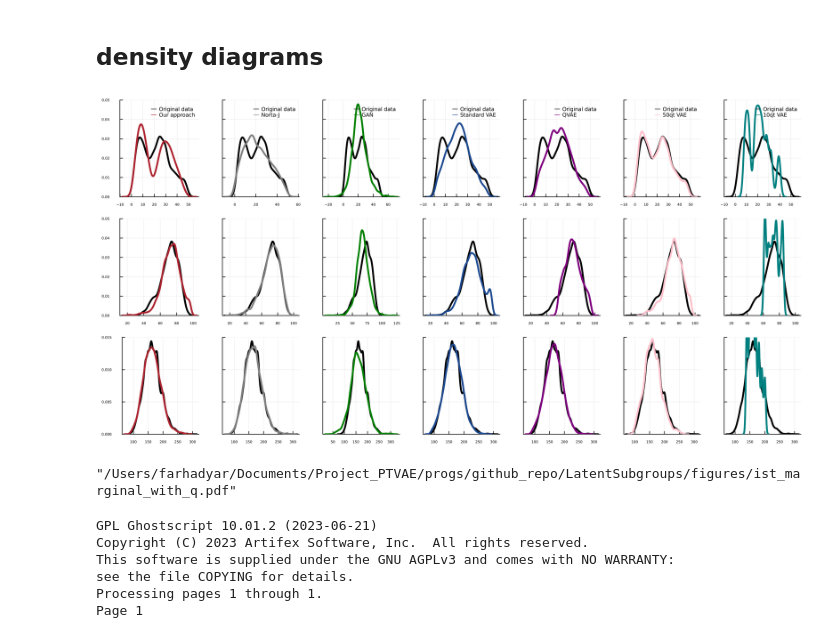
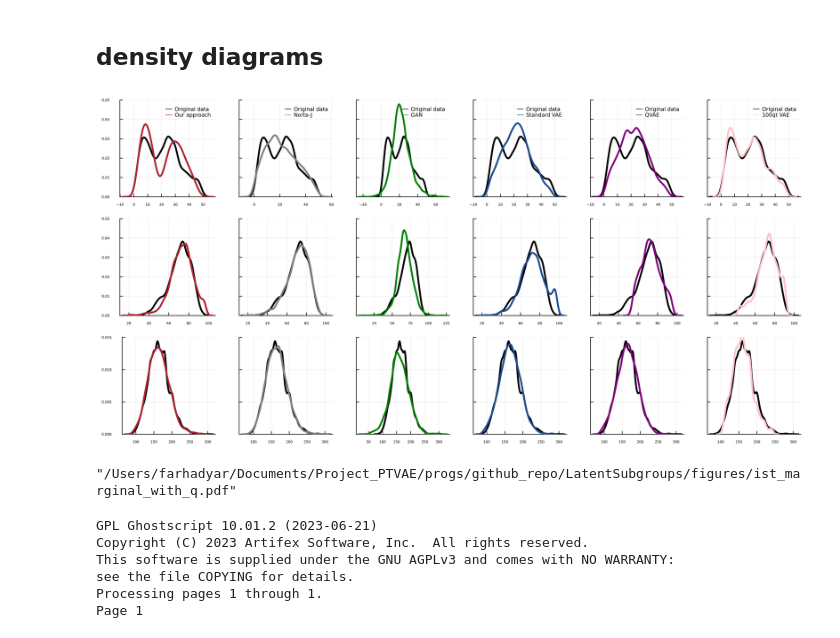
Before and after one commit to kianaf/LatentSubgroups, a Jupyter notebook: notebooks/Sec3_evaluation_unknown_group_quantile.ipynb, the cells around one changed output. Cells and saved outputs as stored; diff of their text form; code cells hidden in the pictures.

```diff
--- a/notebooks/Sec3_evaluation_unknown_group_quantile.ipynb
+++ b/notebooks/Sec3_evaluation_unknown_group_quantile.ipynb
@@ -379,9 +387,9 @@ Standardize_pMSE: 21.269764504395045
 # %%
-path_ist = "runs/run_433"
+path_ist = "runs/run_434"
 
 
-q50_ptvae_syn_ist = Matrix(CSV.read("./runs/run_433/vae/prior_sampling/synthetic_data_prior.csv" , DataFrame, header = false))
-utility(path_ist, nothing, q50_ptvae_syn_ist)
+q100_ptvae_syn_ist = Matrix(CSV.read("./runs/run_434/vae/prior_sampling/synthetic_data_prior.csv" , DataFrame, header = false))
+utility(path_ist, nothing, q100_ptvae_syn_ist)
 # %% [output]
 DecisionTreeClassifier
 max_depth:                15
@@ -528,14 +542,14 @@ Plots.density!(p5, qvae_syn_ist[:,dim_number_ist], label = " QVAE", color = "pur
 
 
 p6 = Plots.density(original_data_ist[:,dim_number_ist], label = " Original data" , color = "black", width = 3,ylim =(0, 0.05))
-Plots.density!(p6, q50_ptvae_syn_ist[:,dim_number_ist], label = " 50qt VAE", color = "pink", width = 3, ylim =(0, 0.05), yformatter=_->"")
+Plots.density!(p6, q100_ptvae_syn_ist[:,dim_number_ist], label = " 100qt VAE", color = "pink", width = 3, ylim =(0, 0.05), yformatter=_->"")
 
 p7 = Plots.density(original_data_ist[:,dim_number_ist], label = " Original data" , color = "black", width = 3,ylim =(0, 0.05))
 Plots.density!(p7, q10_ptvae_syn_ist[:,dim_number_ist], label = " 10qt VAE", color = "teal", width = 3, ylim =(0, 0.05), yformatter=_->"")
 
 
 # Combine plots into a single row
-combined_plot = Plots.plot(p1, p2, p3, p4, p5, p6, p7, layout = (1, 7), size = (1200, 200), legend = :topright)
+combined_plot = Plots.plot(p1, p2, p3, p4, p5, p6, layout = (1, 6), size = (1200, 200), legend = :topright)
 
 
 
@@ -560,14 +574,14 @@ Plots.density!(p5, qvae_syn_ist[:,dim_number_ist], label = " QVAE", color = "pur
 
 
 p6 = Plots.density(original_data_ist[:,dim_number_ist], label = " Original data" , color = "black", width = 3,ylim =(0, 0.05))
-Plots.density!(p6, q50_ptvae_syn_ist[:,dim_number_ist], label = " 50qt VAE", color = "pink", width = 3, ylim =(0, 0.05), yformatter=_->"")
+Plots.density!(p6, q100_ptvae_syn_ist[:,dim_number_ist], label = " 100qt VAE", color = "pink", width = 3, ylim =(0, 0.05), yformatter=_->"")
 
 p7 = Plots.density(original_data_ist[:,dim_number_ist], label = " Original data" , color = "black", width = 3,ylim =(0, 0.05))
 Plots.density!(p7, q10_ptvae_syn_ist[:,dim_number_ist], label = " 10qt VAE", color = "teal", width = 3, ylim =(0, 0.05), yformatter=_->"")
 
 
 # Combine plots into a single row
-combined_plot_1 = Plots.plot(p1, p2, p3, p4, p5, p6, p7, layout = (1, 7), size = (1200, 200), legend = false)
+combined_plot_1 = Plots.plot(p1, p2, p3, p4, p5, p6,  layout = (1, 6), size = (1200, 200), legend = false)
 
 
 
@@ -592,49 +606,49 @@ p5 = Plots.density(original_data_ist[:,dim_number_ist], label = " Original data"
 Plots.density!(p5, qvae_syn_ist[:,dim_number_ist], label = " QVAE", color = "purple", width = 3, ylim = (0, 0.015), yformatter=_->"")
 
 p6 = Plots.density(original_data_ist[:,dim_number_ist], label = " Original data" , color = "black", width = 3,ylim =(0, 0.015))
-Plots.density!(p6, q50_ptvae_syn_ist[:,dim_number_ist], label = " 50qt VAE", color = "pink", width = 3, ylim =(0, 0.015), yformatter=_->"")
+Plots.density!(p6, q100_ptvae_syn_ist[:,dim_number_ist], label = " 100qt VAE", color = "pink", width = 3, ylim =(0, 0.015), yformatter=_->"")
 
 p7 = Plots.density(original_data_ist[:,dim_number_ist], label = " Original data" , color = "black", width = 3,ylim =(0, 0.015))
 Plots.density!(p7, q10_ptvae_syn_ist[:,dim_number_ist], label = " 10qt VAE", color = "teal", width = 3, ylim =(0, 0.015), yformatter=_->"")
 
 
 # Combine plots into a single row
-combined_plot_2 = Plots.plot(p1, p2, p3, p4, p5, p6, p7, layout = (1, 7), size = (1200, 200),  legend = false)
-
+# combined_plot_2 = Plots.plot(p1, p2, p3, p4, p5, p6, p7, layout = (1, 7), size = (1200, 200),  legend = false)
+combined_plot_2 = Plots.plot(p1, p2, p3, p4, p5, p6, layout = (1, 6), size = (1200, 200),  legend = false)
 
 
 # dim_number_ist= 21
 # dim_name_ist= colnames[dim_number_ist]  # Assuming colnames is defined elsewhere
 
 # # Create individual plots
 
 # p1 = histogram_plot("", [original_data_ist[:,dim_number_ist], ptvae_syn_ist[:,dim_number_ist]], [" Original data" , " Our approach"], ["black" "#AE232F"])
 
 # p2 = histogram_plot("",[original_data_ist[:,dim_number_ist], nortaj_syn[:,dim_number_ist]], [" Original data" , " Norta-J"], ["black" "gray"])
 
 # p3 = histogram_plot("",[original_data_ist[:,dim_number_ist], gan_syn_ist[:,dim_number_ist]], [" Original data" , " GAN"], ["black" "green"])
 
 # p4 = histogram_plot("",[original_data_ist[:,dim_number_ist], vae_syn_ist[:,dim_number_ist]], [" Original data" , " Standard VAE"], ["black" "#1D4A91"])
 
 # p5 = histogram_plot("",[original_data_ist[:,dim_number_ist], qvae_syn_ist[:,dim_number_ist]], [" Original data" , " QVAE"], ["black" "purple"])
 
 # # Combine plots into a single row
 # combined_plot_3 = Plots.plot(p1, p2, p3, p4, p5, layout = (1, 5), size = (1000, 200))
 
 
 
 combined_plot_final = Plots.plot(combined_plot, combined_plot_1, combined_plot_2, layout = (3, 1), size = (1200, 600), foreground_color_legend = nothing, background_color_legend = nothing,  dpi = 300)
 
 
 Plots.plot!(xtickfont=font(4), ytickfont=font(4), legendfont=font(6))
 
 # Display the combined plot
 display(combined_plot_final)
 
 Plots.savefig("./figures/ist_marginal_with_q.png")
 Plots.savefig("./figures/ist_marginal_with_q.pdf")
 # %% [output]
-[figure, old version]
+[figure, new version]
 "/Users/farhadyar/Documents/Project_PTVAE/progs/github_repo/LatentSubgroups/figures/ist_marginal_with_q.pdf"
 # %%
 # Set the input and output filenames
```
Also changed, not shown: parts of 17 cells of this notebook, 37 other files.
